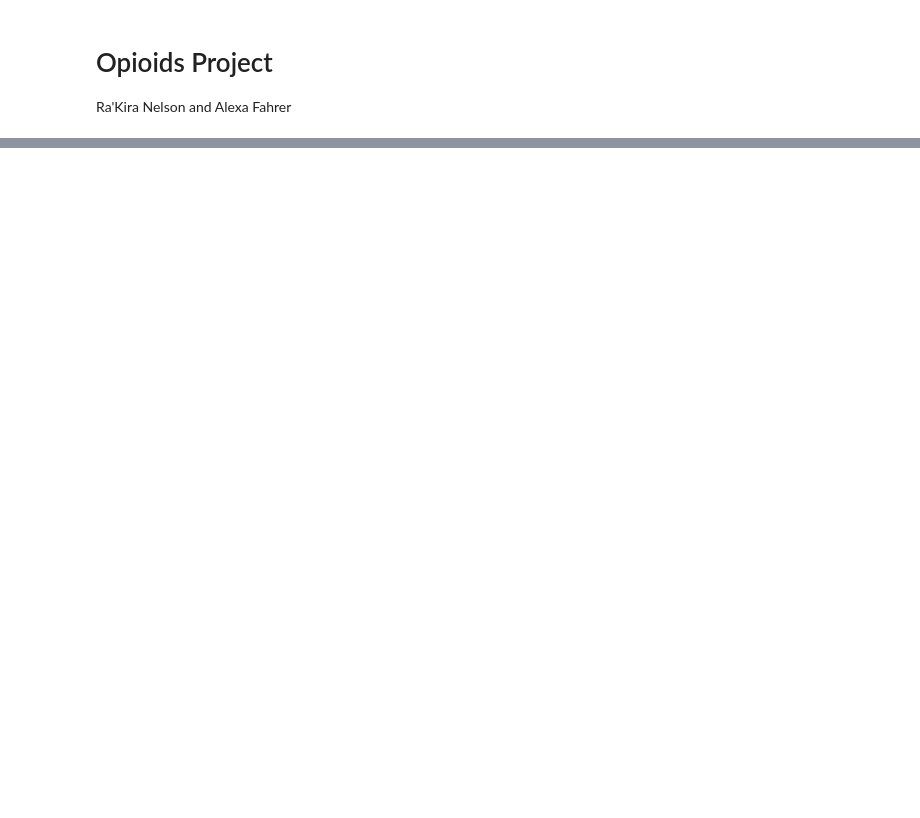
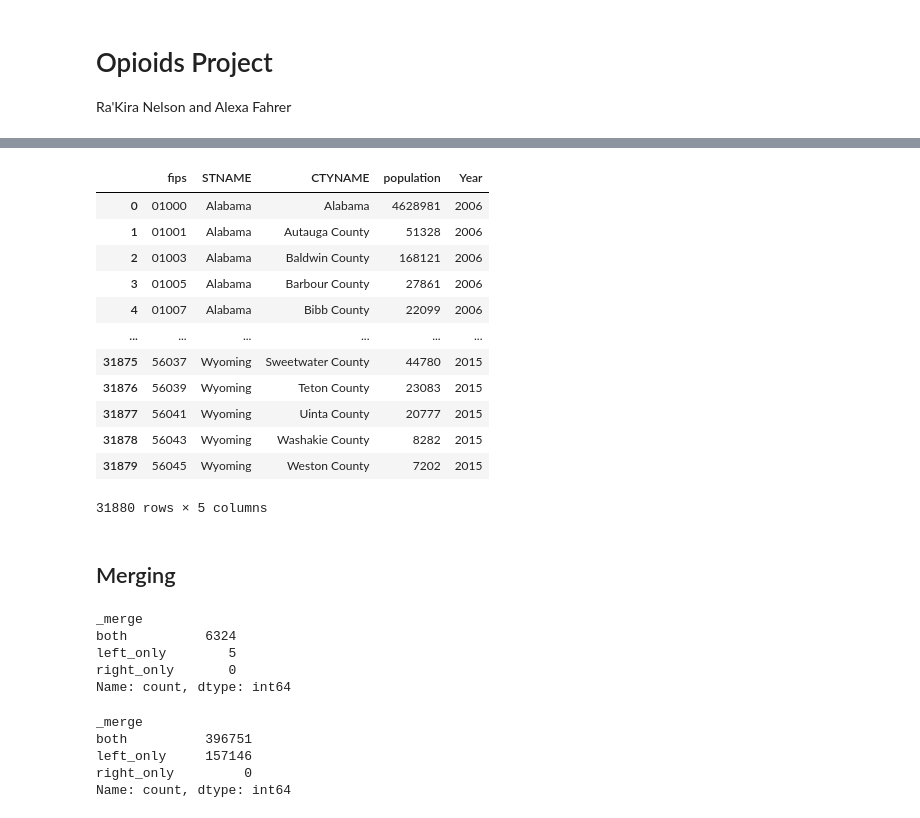
Before and after one commit to rakiranelson/IDS590-Opioids-Final-Project, a Jupyter notebook: opioid_project.ipynb, the cells around one changed output, grey strips where cells are left out. Cells and saved outputs as stored; diff of their text form; code cells hidden in the pictures; blank space fills up the shorter version.

```diff
--- a/opioid_project.ipynb
+++ b/opioid_project.ipynb
@@ -193,0 +311,59 @@ deaths_2003
+# %%
+year_cols = [c for c in pop_merged.columns if c.startswith("POPESTIMATE")]
+pop_long = pop_merged.melt(
+    id_vars=["fips", "STNAME", "CTYNAME"],
+    value_vars=year_cols,
+    var_name="pop_var",
+    value_name="population",
+)
+pop_long["Year"] = pop_long["pop_var"].str.extract(r"(\d{4})").astype(int)
+pop_long = pop_long.drop(columns=["pop_var"])
+pop_long
+# %% [output]
+|  | fips | STNAME | CTYNAME | population | Year |
+| 0 | 01000 | Alabama | Alabama | 4628981 | 2006 |
+| 1 | 01001 | Alabama | Autauga County | 51328 | 2006 |
+| 2 | 01003 | Alabama | Baldwin County | 168121 | 2006 |
+| 3 | 01005 | Alabama | Barbour County | 27861 | 2006 |
+| 4 | 01007 | Alabama | Bibb County | 22099 | 2006 |
+| ... | ... | ... | ... | ... | ... |
+| 31875 | 56037 | Wyoming | Sweetwater County | 44780 | 2015 |
+| 31876 | 56039 | Wyoming | Teton County | 23083 | 2015 |
+| 31877 | 56041 | Wyoming | Uinta County | 20777 | 2015 |
+| 31878 | 56043 | Wyoming | Washakie County | 8282 | 2015 |
+| 31879 | 56045 | Wyoming | Weston County | 7202 | 2015 |
+31880 rows × 5 columns
+# %% [markdown]
+## Merging
+# %%
+deaths_with_pop = pd.merge(
+    deaths,
+    pop_long[["fips", "Year", "population"]],
+    on=["fips", "Year"],
+    how="left",
+    validate="m:1",
+    indicator=True,
+)
+print(deaths_with_pop["_merge"].value_counts())
+# %% [output]
+_merge
+both          6324
+left_only        5
+right_only       0
+Name: count, dtype: int64
+# %%
+prescriptions_with_pop = pd.merge(
+    prescriptions_merged,
+    pop_long[["fips", "Year", "population"]].rename(columns={"Year": "year"}),
+    on=["fips", "year"],
+    how="left",
+    validate="m:1",
+    indicator=True,
+)
+print(prescriptions_with_pop["_merge"].value_counts())
+# %% [output]
+_merge
+both          396751
+left_only     157146
+right_only         0
+Name: count, dtype: int64
```
Also changed, not shown: parts of 28 cells of this notebook, 3 other files.
